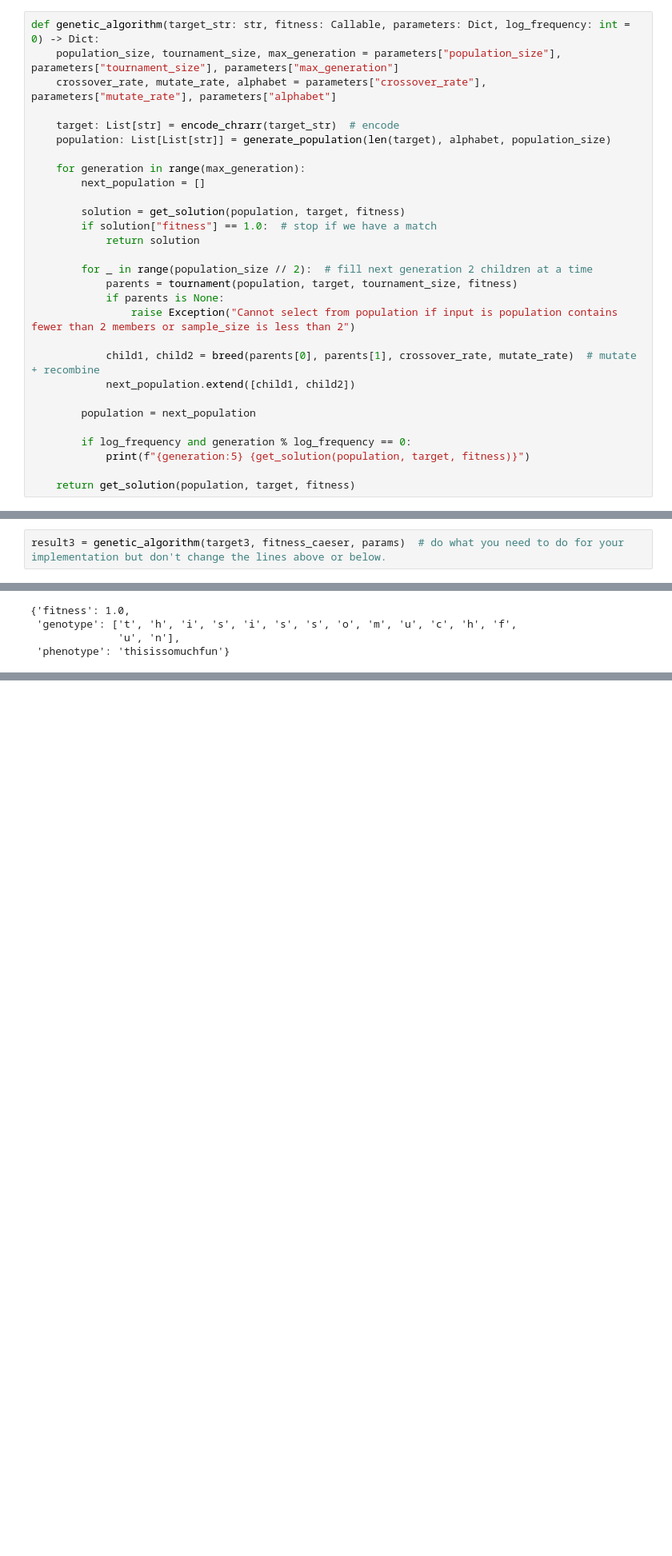
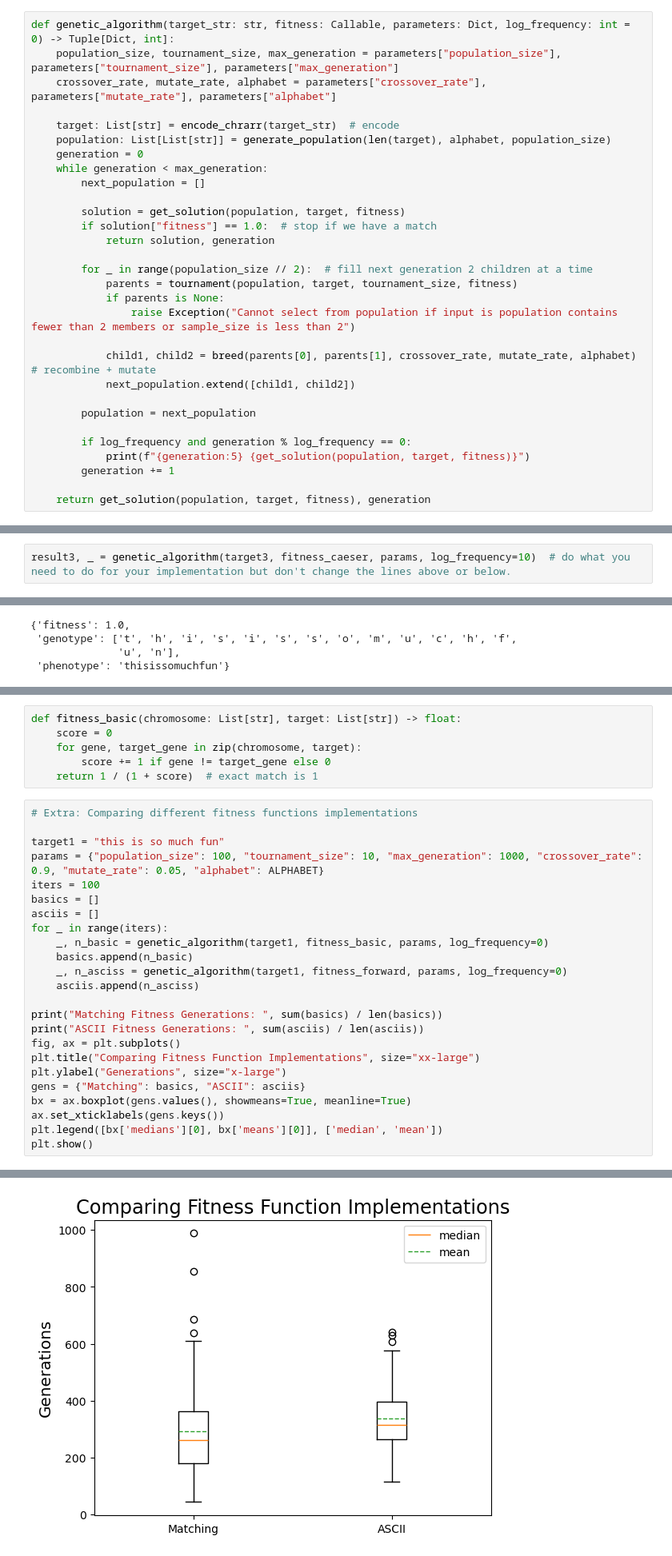
Before and after one commit to eved1018/EN.605.645.82.SP26, a Jupyter notebook: Module4/eedelste4_pa4.ipynb, the cells around one changed output, grey strips where cells are left out. Shown at 80% size. Drawn from its saved outputs; the diff is of its cells as text; blank space fills up the shorter version.

```diff
--- a/Module4/eedelste4_pa4.ipynb
+++ b/Module4/eedelste4_pa4.ipynb
@@ -507,32 +510,33 @@ assert sort_population([[]], [], fitness_forward) == [[]]
 # %%
-def genetic_algorithm(target_str: str, fitness: Callable, parameters: Dict, log_frequency: int = 0) -> Dict:
+def genetic_algorithm(target_str: str, fitness: Callable, parameters: Dict, log_frequency: int = 0) -> Tuple[Dict, int]:
     population_size, tournament_size, max_generation = parameters["population_size"], parameters["tournament_size"], parameters["max_generation"]
     crossover_rate, mutate_rate, alphabet = parameters["crossover_rate"], parameters["mutate_rate"], parameters["alphabet"]
 
     target: List[str] = encode_chrarr(target_str)  # encode
     population: List[List[str]] = generate_population(len(target), alphabet, population_size)
-
-    for generation in range(max_generation):
+    generation = 0
+    while generation < max_generation:
         next_population = []
 
         solution = get_solution(population, target, fitness)
         if solution["fitness"] == 1.0:  # stop if we have a match
-            return solution
+            return solution, generation
 
         for _ in range(population_size // 2):  # fill next generation 2 children at a time
             parents = tournament(population, target, tournament_size, fitness)
             if parents is None:
                 raise Exception("Cannot select from population if input is population contains fewer than 2 members or sample_size is less than 2")
 
-            child1, child2 = breed(parents[0], parents[1], crossover_rate, mutate_rate)  # mutate + recombine
+            child1, child2 = breed(parents[0], parents[1], crossover_rate, mutate_rate, alphabet)  # recombine + mutate
             next_population.extend([child1, child2])
 
         population = next_population
 
         if log_frequency and generation % log_frequency == 0:
             print(f"{generation:5} {get_solution(population, target, fitness)}")
+        generation += 1
 
-    return get_solution(population, target, fitness)
+    return get_solution(population, target, fitness), generation
 # %%
 target1 = "this is so much fun"
 params = {"population_size": 100, "tournament_size": 10, "max_generation": 1000, "crossover_rate": 0.9, "mutate_rate": 0.05, "alphabet": ALPHABET}
@@ -638,4 +678,4 @@ target3 = "guvfvffbzhpusha"
 # set up if you need it
 params = {"population_size": 100, "tournament_size": 10, "max_generation": 1000, "crossover_rate": 0.9, "mutate_rate": 0.05, "alphabet": ALPHABET3}
 # %%
-result3 = genetic_algorithm(target3, fitness_caeser, params)  # do what you need to do for your implementation but don't change the lines above or below.
+result3, _ = genetic_algorithm(target3, fitness_caeser, params, log_frequency=10)  # do what you need to do for your implementation but don't change the lines above or below.
@@ -684,0 +747,31 @@ Do not submit any other files.
+# %%
+def fitness_basic(chromosome: List[str], target: List[str]) -> float:
+    score = 0
+    for gene, target_gene in zip(chromosome, target):
+        score += 1 if gene != target_gene else 0
+    return 1 / (1 + score)  # exact match is 1
+# %%
+# Extra: Comparing different fitness functions implementations
+
+target1 = "this is so much fun"
+params = {"population_size": 100, "tournament_size": 10, "max_generation": 1000, "crossover_rate": 0.9, "mutate_rate": 0.05, "alphabet": ALPHABET}
+iters = 100
+basics = []
+asciis = []
+for _ in range(iters):
+    _, n_basic = genetic_algorithm(target1, fitness_basic, params, log_frequency=0)
+    basics.append(n_basic)
+    _, n_asciss = genetic_algorithm(target1, fitness_forward, params, log_frequency=0)
+    asciis.append(n_asciss)
+
+print("Matching Fitness Generations: ", sum(basics) / len(basics))
+print("ASCII Fitness Generations: ", sum(asciis) / len(asciis))
+fig, ax = plt.subplots()
+plt.title("Comparing Fitness Function Implementations", size="xx-large")
+plt.ylabel("Generations", size="x-large")
+gens = {"Matching": basics, "ASCII": asciis}
+bx = ax.boxplot(gens.values(), showmeans=True, meanline=True)
+ax.set_xticklabels(gens.keys())
+plt.legend([bx['medians'][0], bx['means'][0]], ['median', 'mean'])
+plt.show()
+# %% [output]
@@ -684,0 +780 @@ Do not submit any other files.
+[figure, added]
```
Also changed, not shown: parts of 16 cells of this notebook, 2 other files.
